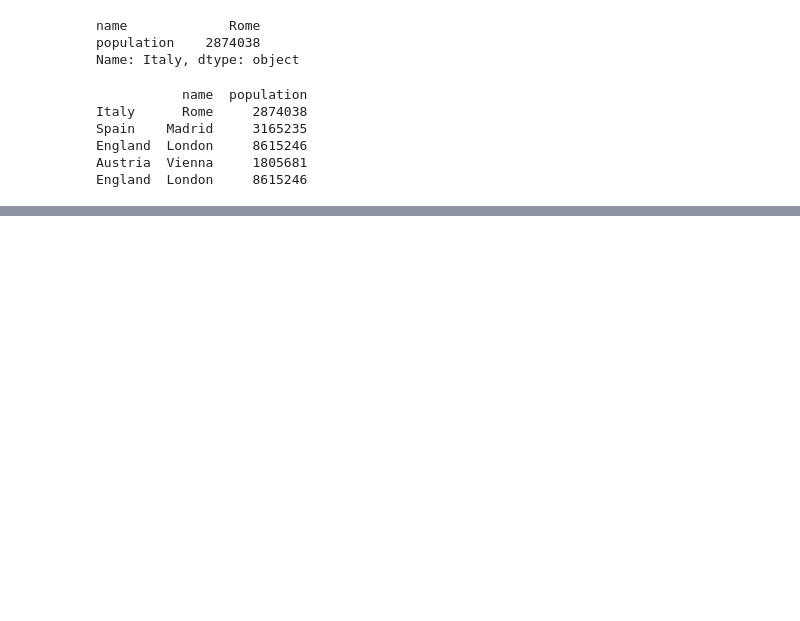
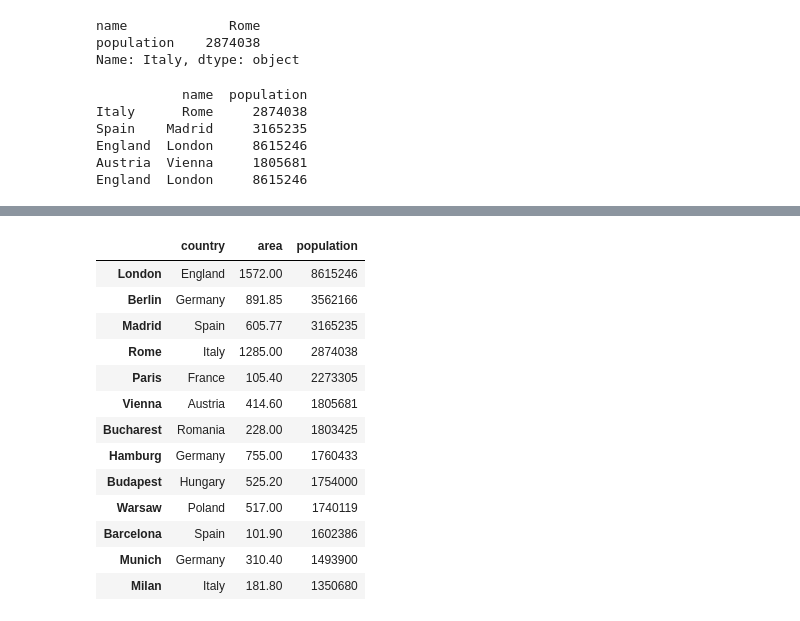
Before and after one commit to harmkenn/Python-Workbooks, a Jupyter notebook: python-course.eu/E_PC24_Dataframe.ipynb, the cells around one changed output, grey strips where cells are left out. Cells and saved outputs as stored; diff of their text form; code cells hidden in the pictures; blank space fills up the shorter version.

```diff
--- a/python-course.eu/E_PC24_Dataframe.ipynb
+++ b/python-course.eu/E_PC24_Dataframe.ipynb
@@ -114,0 +474,10 @@ England  London     8615246
+# %%
+# area in square km:
+area = [1572, 891.85, 605.77, 1285,
+        105.4, 414.6, 228, 755,
+        525.2, 517, 101.9, 310.4,
+        181.8]
+# area could have been designed as a list, a Series, an array or a scalar
+
+city_frame["area"] = area
+print(city_frame)
@@ -114,0 +544,25 @@ England  London     8615246
+# %%
+city_frame = pd.DataFrame(cities,
+                          columns=["country",
+                                   "population"],
+                          index=cities["name"])
+
+
+idx = 1
+city_frame.insert(loc=idx, column='area', value=area)
+city_frame
+# %% [output]
+|  | country | area | population |
+| London | England | 1572.00 | 8615246 |
+| Berlin | Germany | 891.85 | 3562166 |
+| Madrid | Spain | 605.77 | 3165235 |
+| Rome | Italy | 1285.00 | 2874038 |
+| Paris | France | 105.40 | 2273305 |
+| Vienna | Austria | 414.60 | 1805681 |
+| Bucharest | Romania | 228.00 | 1803425 |
+| Hamburg | Germany | 755.00 | 1760433 |
+| Budapest | Hungary | 525.20 | 1754000 |
+| Warsaw | Poland | 517.00 | 1740119 |
+| Barcelona | Spain | 101.90 | 1602386 |
+| Munich | Germany | 310.40 | 1493900 |
+| Milan | Italy | 181.80 | 1350680 |
```
Also changed, not shown: parts of 37 cells of this notebook.
